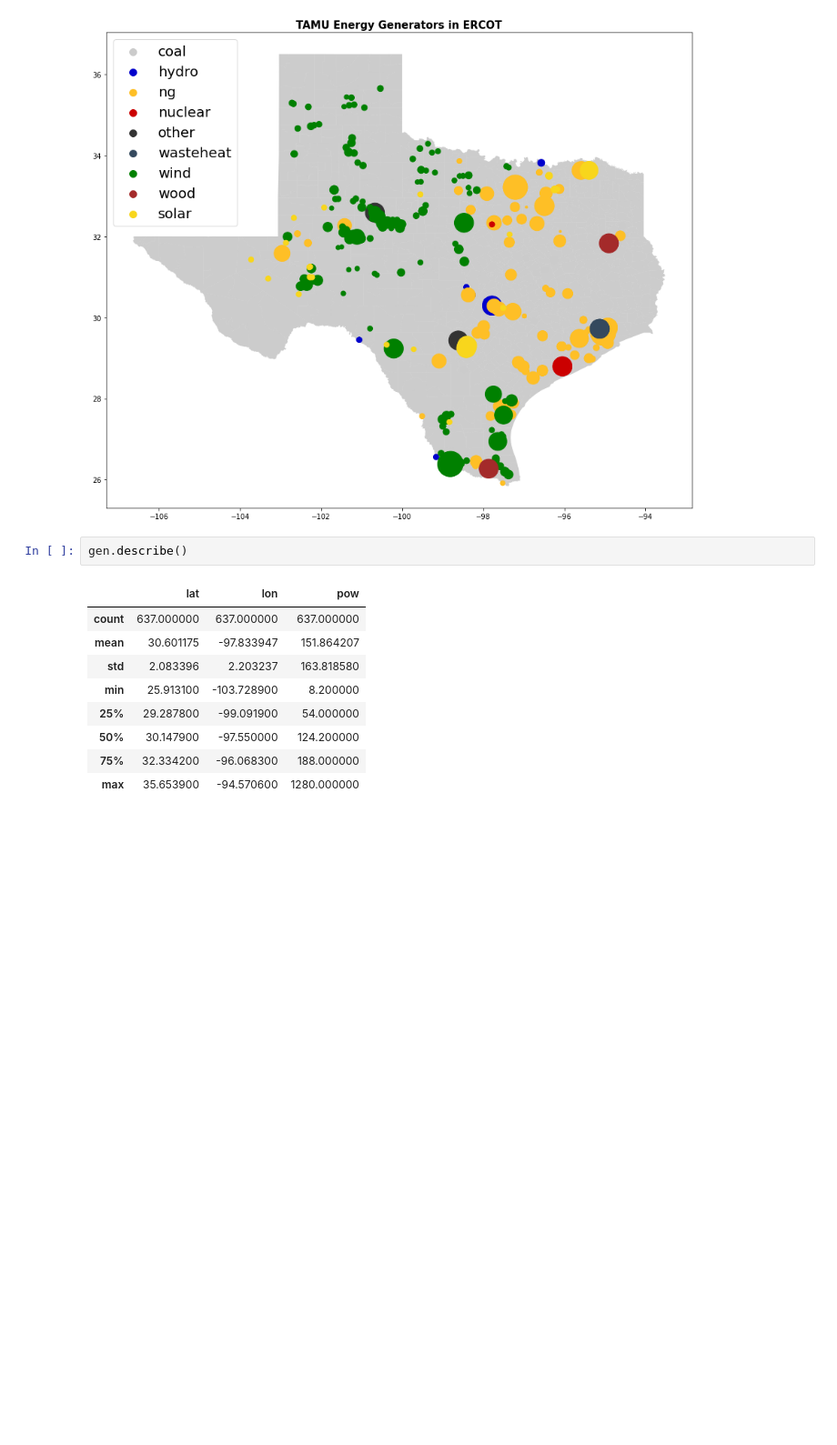
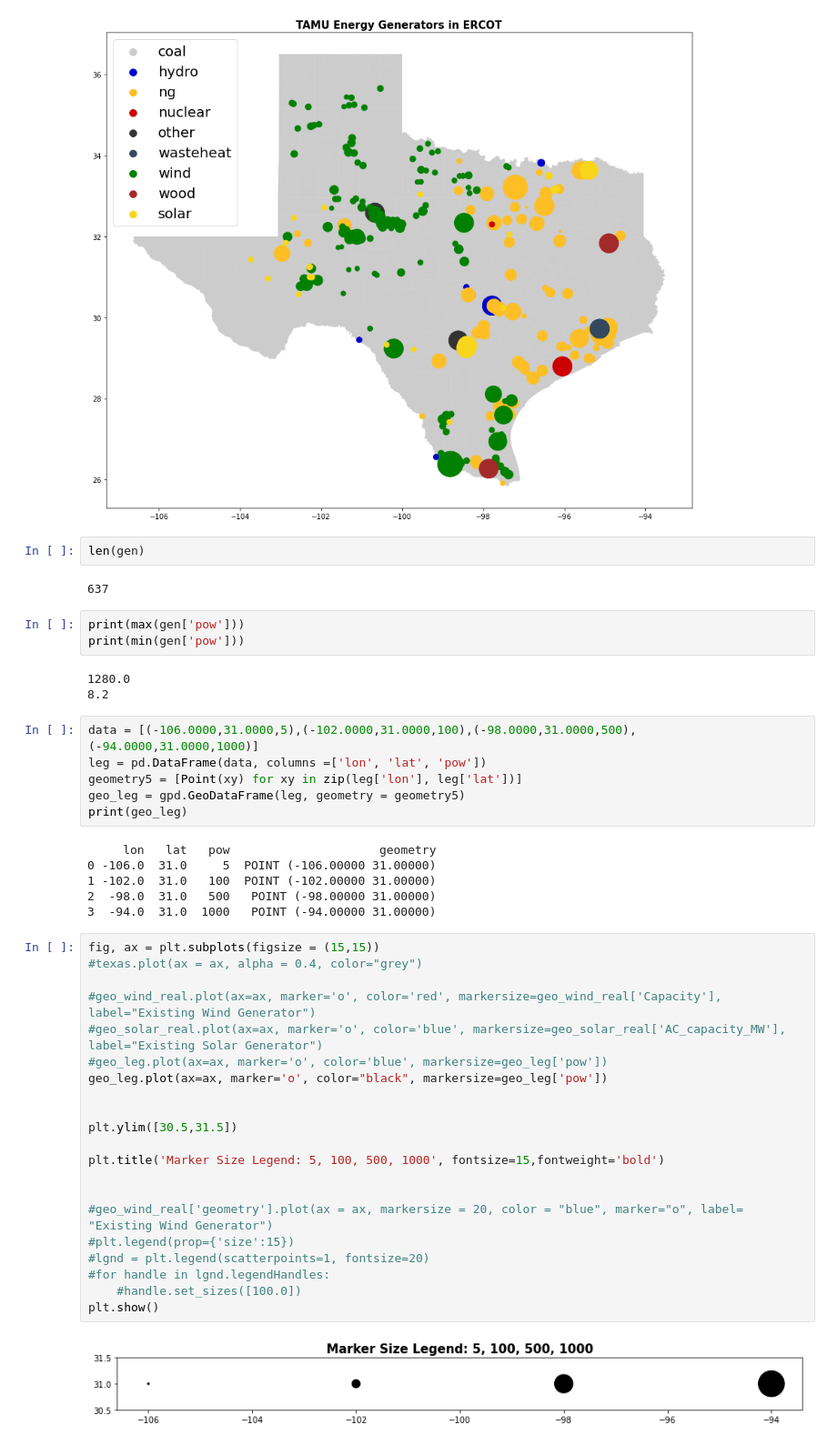
Before and after one commit to alberlin232/ML-Energy-Capstone, a Jupyter notebook: ERCOT/Capacity and Location.ipynb, the cells around one changed output. Shown at 91% size. Saved outputs shown, nothing was run; the diff lists cells and outputs as text; blank space fills up the shorter version.

```diff
--- a/ERCOT/Capacity and Location.ipynb
+++ b/ERCOT/Capacity and Location.ipynb
@@ -173,15 +183,48 @@ for handle in lgnd.legendHandles:
 plt.show()
 # %% [output]
 [figure]
-# %%
-gen.describe()
-# %% [output]
-|  | lat | lon | pow |
-| count | 637.000000 | 637.000000 | 637.000000 |
-| mean | 30.601175 | -97.833947 | 151.864207 |
-| std | 2.083396 | 2.203237 | 163.818580 |
-| min | 25.913100 | -103.728900 | 8.200000 |
-| 25% | 29.287800 | -99.091900 | 54.000000 |
-| 50% | 30.147900 | -97.550000 | 124.200000 |
-| 75% | 32.334200 | -96.068300 | 188.000000 |
-| max | 35.653900 | -94.570600 | 1280.000000 |
+# %%
+len(gen)
+# %% [output]
+637
+# %%
+print(max(gen['pow']))
+print(min(gen['pow']))
+# %% [output]
+1280.0
+8.2
+# %%
+data = [(-106.0000,31.0000,5),(-102.0000,31.0000,100),(-98.0000,31.0000,500),(-94.0000,31.0000,1000)]
+leg = pd.DataFrame(data, columns =['lon', 'lat', 'pow'])
+geometry5 = [Point(xy) for xy in zip(leg['lon'], leg['lat'])]
+geo_leg = gpd.GeoDataFrame(leg, geometry = geometry5)
+print(geo_leg)
+# %% [output]
+     lon   lat   pow                     geometry
+0 -106.0  31.0     5  POINT (-106.00000 31.00000)
+1 -102.0  31.0   100  POINT (-102.00000 31.00000)
+2  -98.0  31.0   500   POINT (-98.00000 31.00000)
+3  -94.0  31.0  1000   POINT (-94.00000 31.00000)
+# %%
+fig, ax = plt.subplots(figsize = (15,15))
+#texas.plot(ax = ax, alpha = 0.4, color="grey")
+
+#geo_wind_real.plot(ax=ax, marker='o', color='red', markersize=geo_wind_real['Capacity'], label="Existing Wind Generator")
+#geo_solar_real.plot(ax=ax, marker='o', color='blue', markersize=geo_solar_real['AC_capacity_MW'], label="Existing Solar Generator")
+#geo_leg.plot(ax=ax, marker='o', color='blue', markersize=geo_leg['pow'])
+geo_leg.plot(ax=ax, marker='o', color="black", markersize=geo_leg['pow'])
+
+
+plt.ylim([30.5,31.5])
+
+plt.title('Marker Size Legend: 5, 100, 500, 1000', fontsize=15,fontweight='bold')
+
+
+#geo_wind_real['geometry'].plot(ax = ax, markersize = 20, color = "blue", marker="o", label= "Existing Wind Generator")
+#plt.legend(prop={'size':15})
+#lgnd = plt.legend(scatterpoints=1, fontsize=20)
+#for handle in lgnd.legendHandles:
+    #handle.set_sizes([100.0])
+plt.show()
+# %% [output]
+[figure, added]
```
Also changed, not shown: parts of 2 cells of this notebook, 44 other files.
